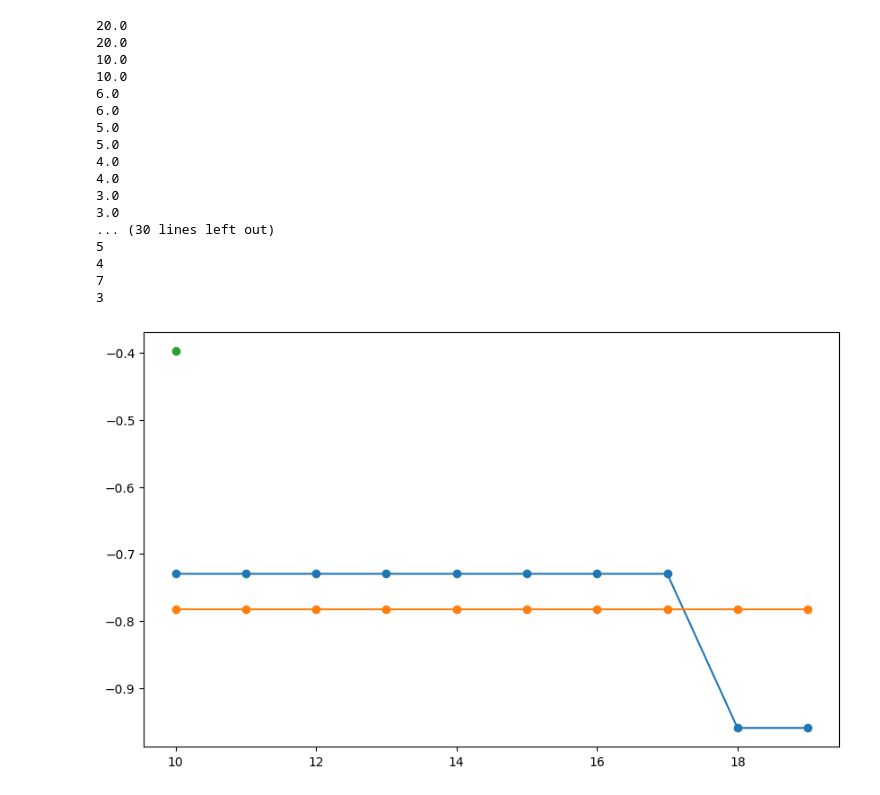
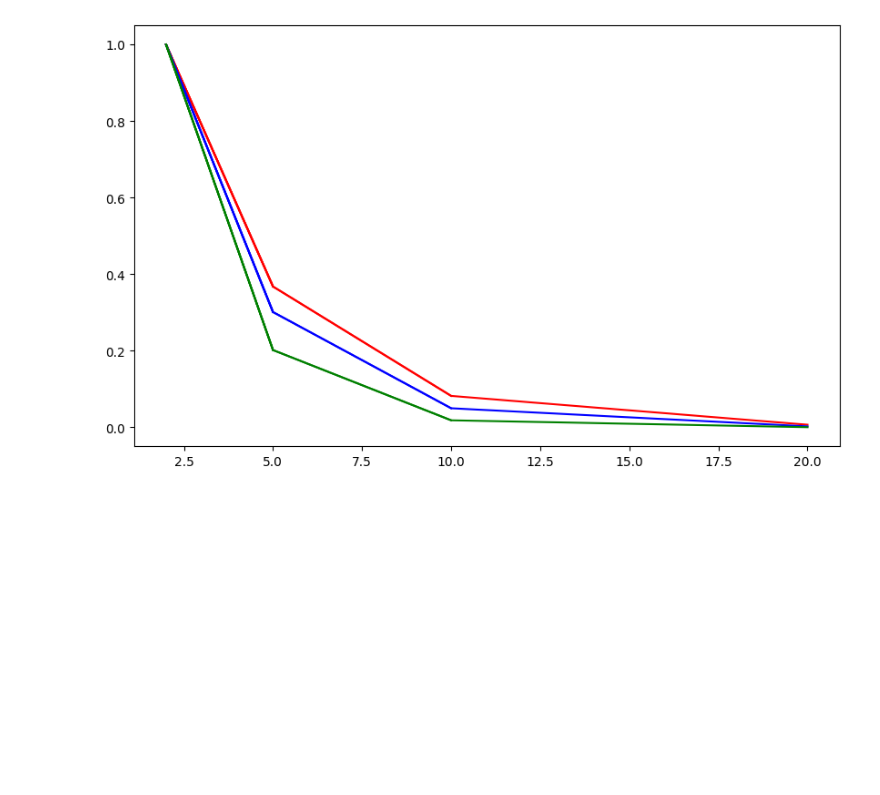
Before and after one commit to automl-private/significance_analysis, a Jupyter notebook: significance_analysis_example/testfield2.ipynb, the cells around one changed output. Cells and saved outputs as stored; diff of their text form; code cells hidden in the pictures; blank space fills up the shorter version.

```diff
--- a/significance_analysis_example/testfield2.ipynb
+++ b/significance_analysis_example/testfield2.ipynb
@@ -68,54 +40,33 @@ algo_simulator(10,2,2,0.1)
 # %%
 max_budget=20
-number_of_splits=10
 number_of_workers_power=3
-quality=[0.5]#,0.6,2]
-noise=0.5
+quality=[0.5,0.6,0.8]
+colors=["red","blue","green"]
+noise=0.
 
-points=list(set(np.round(np.linspace(max_budget,number_of_splits))))
 runs=[]
+y_data=[]
+algo_numbers=[]
 for algo_number in range(len(quality)):
     run=algo_simulator(budget=max_budget,workers_power=number_of_workers_power,quality=quality[algo_number],noise=noise)
     runs+=run
+    algo_numbers+=list(np.ones(shape=len(run),dtype=int)*algo_number)
 
-x_data=[]
-y_data=[]
 for run in runs:
-    print(len(run))
-    x_data.append([])
     y_data.append([])
-    for point in points:
-        if len(run)>point:
-            x_data[-1].append(run[int(point)])
-            y_data[-1].append(point)
+    for i in range(0,len(run)):
+        y_data[-1].append(int((2**i/2**number_of_workers_power)*max_budget))
 
 
 
 _, axis = plt.subplots(figsize=(10, 6))
-for number,group in enumerate(x_data):
+for number,group in enumerate(runs):
     axis.errorbar(
         y_data[number],
         group,
-        fmt="o-",
-        capsize=3,
+        fmt="-",
+        color=colors[algo_numbers[number]]
     )
 plt.show()
 # %% [output]
-20.0
-20.0
-10.0
-10.0
-6.0
-6.0
-5.0
-5.0
-4.0
-4.0
-3.0
-3.0
-... (30 lines left out)
-5
-4
-7
-3
-[figure, old version]
+[figure, new version]
```
Also changed, not shown: parts of 5 cells of this notebook.
